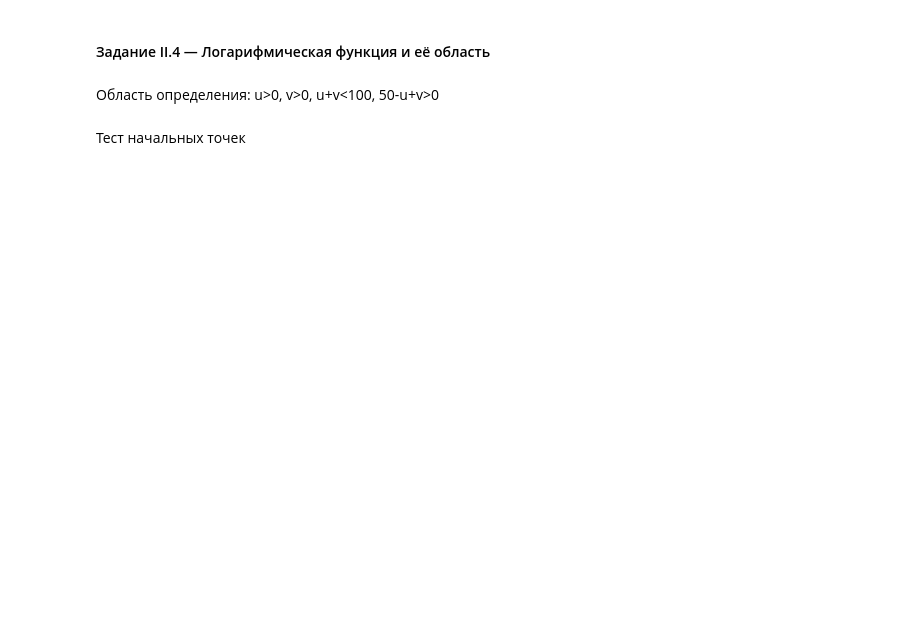
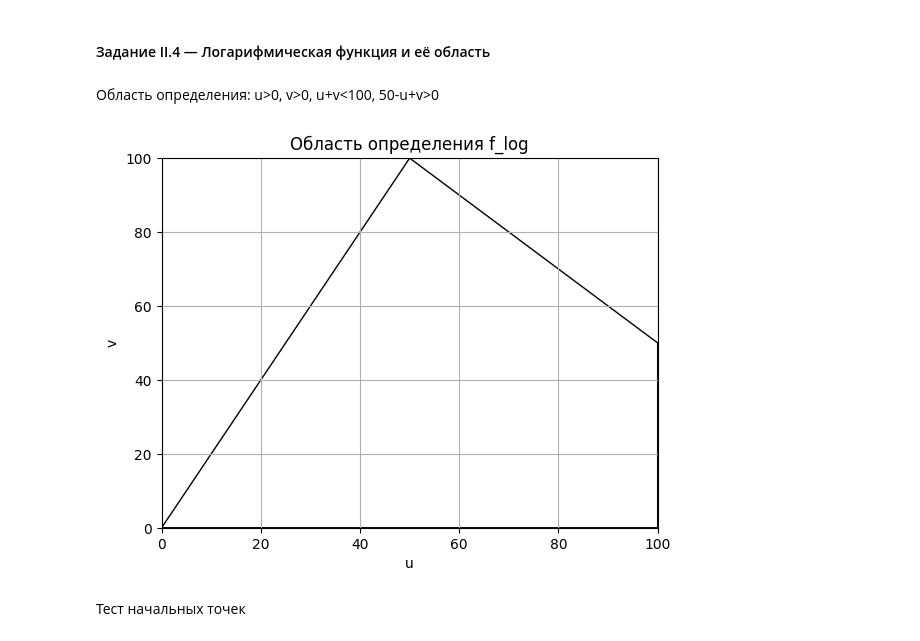
Before and after one commit to n-sukhov/OptMeth, a Jupyter notebook: Lab2/lab_2_MO.ipynb, the cells around one changed output. Cells and saved outputs as stored; diff of their text form; code cells hidden in the pictures; blank space fills up the shorter version.

```diff
--- a/Lab2/lab_2_MO.ipynb
+++ b/Lab2/lab_2_MO.ipynb
@@ -183,9 +240,16 @@ def hess_log(x): return numerical_hessian(f_log, x)
 # %%
 fig, ax = plt.subplots()
 region = patches.Polygon([[0,0],[100,0],[100,50],[50,100],[0,0]], closed=True, fill=False)
 ax.add_patch(region)
-ax.set_xlim(0, 100); ax.set_ylim(0, 100)
-ax.set_title('Область определения f_log'); ax.set_xlabel('u'); ax.set_ylabel('v'); plt.grid(True); plt.show()
+ax.set_xlim(0, 100)
+ax.set_ylim(0, 100)
+ax.set_title('Область определения f_log')
+ax.set_xlabel('u')
+ax.set_ylabel('v')
+plt.grid(True)
+plt.show()
+# %% [output]
+[figure, added]
 # %% [markdown]
 Тест начальных точек
 # %%
```
Also changed, not shown: parts of 15 cells of this notebook.
